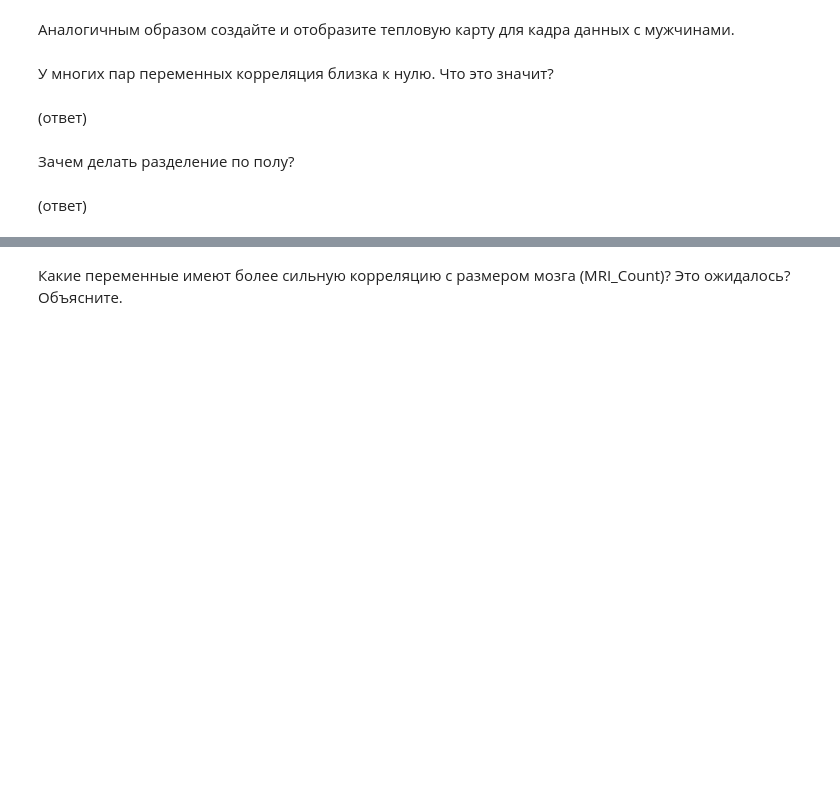
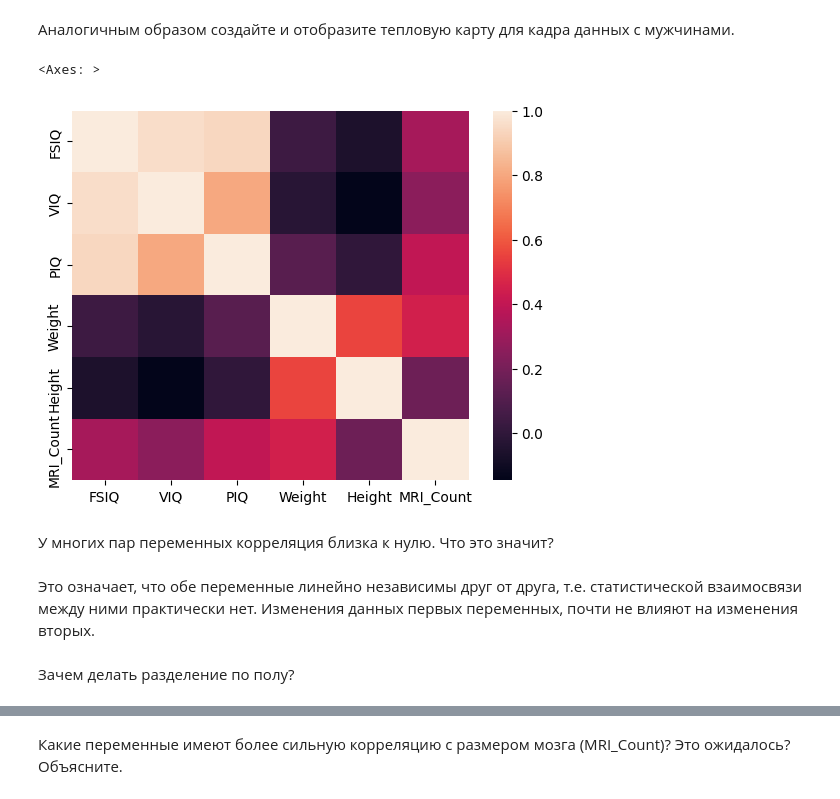
Before and after one commit to ViktoriaSer04/lab2, a Jupyter notebook: correlation.ipynb, the cells around one changed output, grey strips where cells are left out. Saved outputs shown, nothing was run; the diff lists cells and outputs as text; code cells hidden in the pictures; blank space fills up the shorter version.

```diff
--- a/correlation.ipynb
+++ b/correlation.ipynb
@@ -158,14 +249,16 @@ sns.heatmap(wcorr)
 Аналогичным образом создайте и отобразите тепловую карту для кадра данных с мужчинами.
 # %%
 # Ячейка для кода № 14
-mcorr = ???
+mcorr = menDf.corr(numeric_only=True)
+sns.heatmap(wcorr)
 #
 #
+# %% [output]
+<Axes: >
+[figure, added]
 # %% [markdown]
 У многих пар переменных корреляция близка к нулю. Что это значит?
-# %% [markdown]
-(ответ)
+# %% [markdown]
+Это означает, что обе переменные линейно независимы друг от друга, т.е. статистической взаимосвязи между ними практически нет. Изменения данных первых переменных, почти не влияют на изменения вторых.
 # %% [markdown]
 Зачем делать разделение по полу?
-# %% [markdown]
-(ответ)
```
Also changed, not shown: parts of 17 cells of this notebook, 1 other file.
